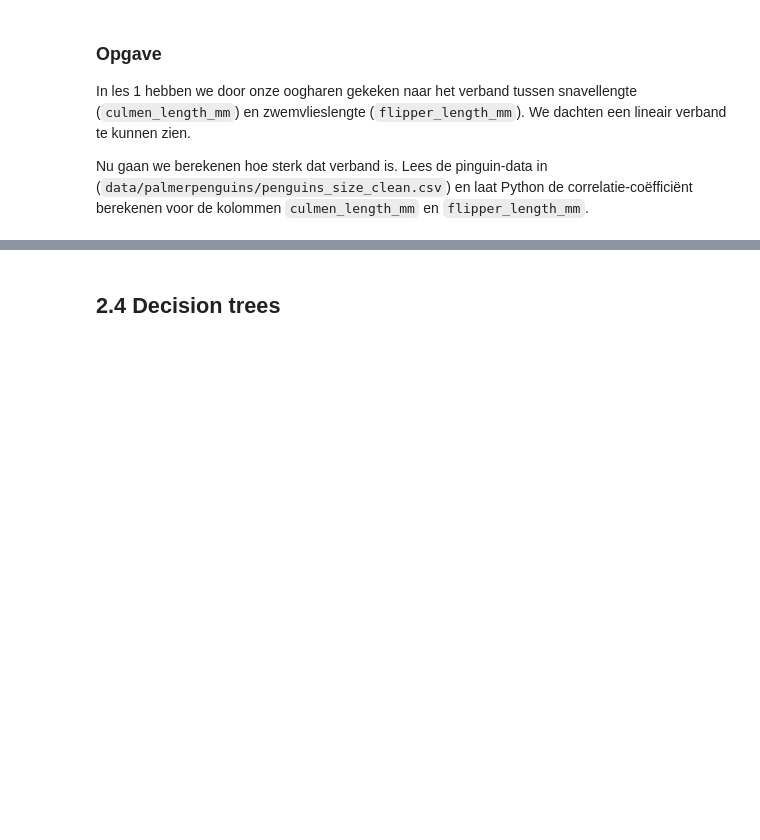
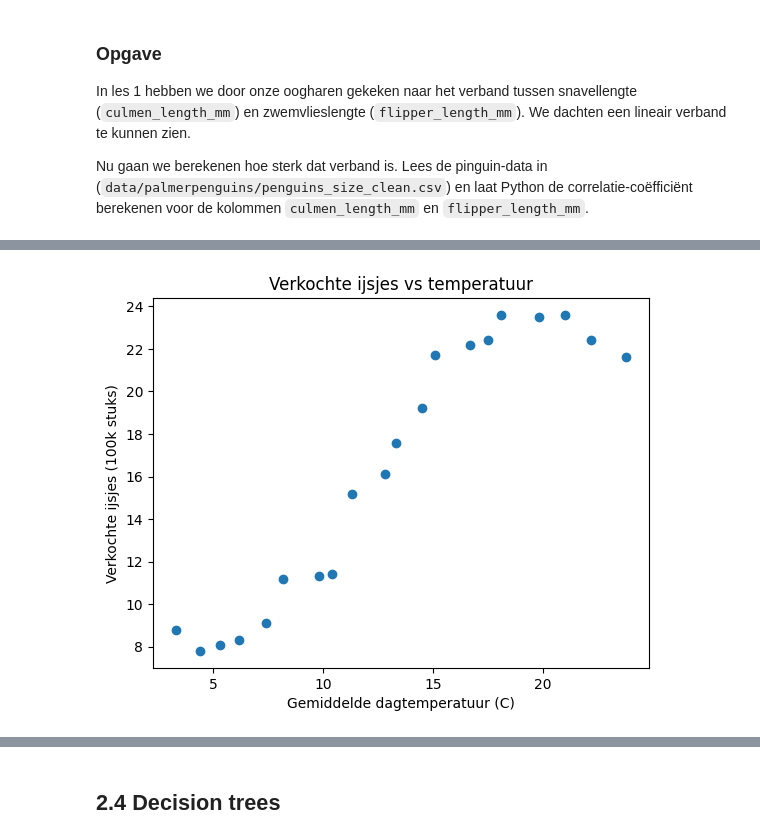
Before and after one commit to mcdejonge/cursus-beginnen-met-data-science, a Jupyter notebook: les_2_modellen.ipynb, the cells around one changed output, grey strips where cells are left out. Cells and saved outputs as stored; diff of their text form; code cells hidden in the pictures; blank space fills up the shorter version.

```diff
--- a/les_2_modellen.ipynb
+++ b/les_2_modellen.ipynb
@@ -119,0 +212,18 @@ Nu gaan we berekenen hoe sterk dat verband is. Lees de pinguin-data in (`data/pa
+# %%
+# We maken een nieuw dataframe met extra gegevens over het aantal
+# verkochte ijsjes (per 100k) en de gemiddelde temperatuur (in graden Celcius)
+dfijsjes = pd.DataFrame({
+    'temperatuur' : [3.3, 4.4, 5.3, 6.2, 7.4, 8.2,  9.8,  10.4, 11.3, 12.8, 13.3, 14.5, 15.1, 16.7, 17.5, 18.1, 19.8, 21.0, 22.2, 23.8 ],
+    'ijsjes' :      [8.8, 7.8, 8.1, 8.3, 9.1, 11.2, 11.3, 11.4, 15.2, 16.1, 17.6, 19.2, 21.7, 22.2, 22.4, 23.6, 23.5, 23.6, 22.4, 21.6]
+})
+
+# We maken een scatterplot van ons dataframe om het verband tussen de
+# twee variabelen in beeld te brengen.
+plt.scatter(dfijsjes['temperatuur'], dfijsjes['ijsjes'])
+# Vanaf nu gaan we onze grafiekjes ook netjes labelen zodat onmiddellijk duidelijk is waar we naar kijken.
+plt.title('Verkochte ijsjes vs temperatuur')
+plt.ylabel('Verkochte ijsjes (100k stuks)')
+plt.xlabel('Gemiddelde dagtemperatuur (C)')
+plt.show()
+# %% [output]
+[figure, added]
```
Also changed, not shown: parts of 15 cells of this notebook.
